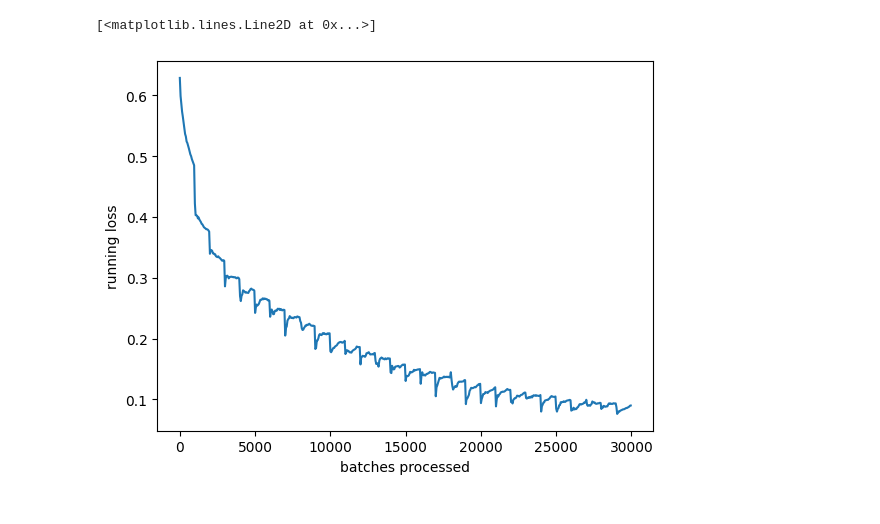
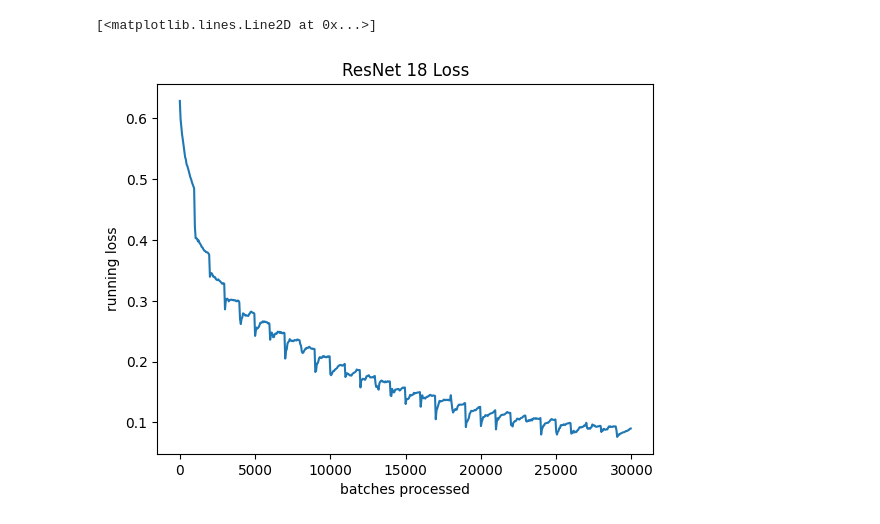
Before and after one commit to khood5/MLAudio, a Jupyter notebook: shotspotter/results.ipynb, the cells around one changed output. Cells and saved outputs as stored; diff of their text form; code cells hidden in the pictures.

```diff
--- a/shotspotter/results.ipynb
+++ b/shotspotter/results.ipynb
@@ -7,11 +8,15 @@ PATH_18_LOSS = './models/resnet18.txt'
 # %%
 with open(PATH_18_LOSS, 'r') as f:
-    loss = np.asarray([float(l.split(',')[1].replace('\n', '')) for l in f.readlines()])
+    loss_18 = np.asarray([float(l.split(',')[1].replace('\n', '')) for l in f.readlines()])
+
+with open(PATH_152_LOSS, 'r') as f:
+    loss_152 = np.asarray([float(l.split(',')[1].replace('\n', '')) for l in f.readlines()])
 # %%
 plt.ylabel('running loss')
 plt.xlabel('batches processed')
+plt.title('ResNet 18 Loss')
 # multiply by 50 because we write loss every 50 batches
-plt.plot(np.arange(len(loss))*50, loss)
+plt.plot(np.arange(len(loss_18))*50, loss_18)
 # %% [output]
 [<matplotlib.lines.Line2D at 0x...>]
-[figure, old version]
+[figure, new version]
```
Also changed, not shown: parts of 2 cells of this notebook, 1 other file.
